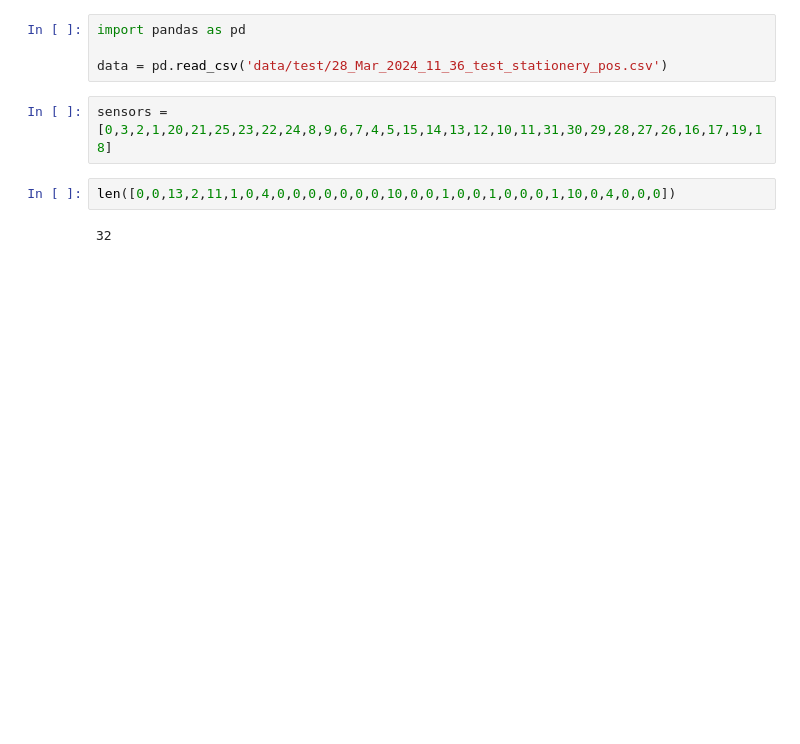
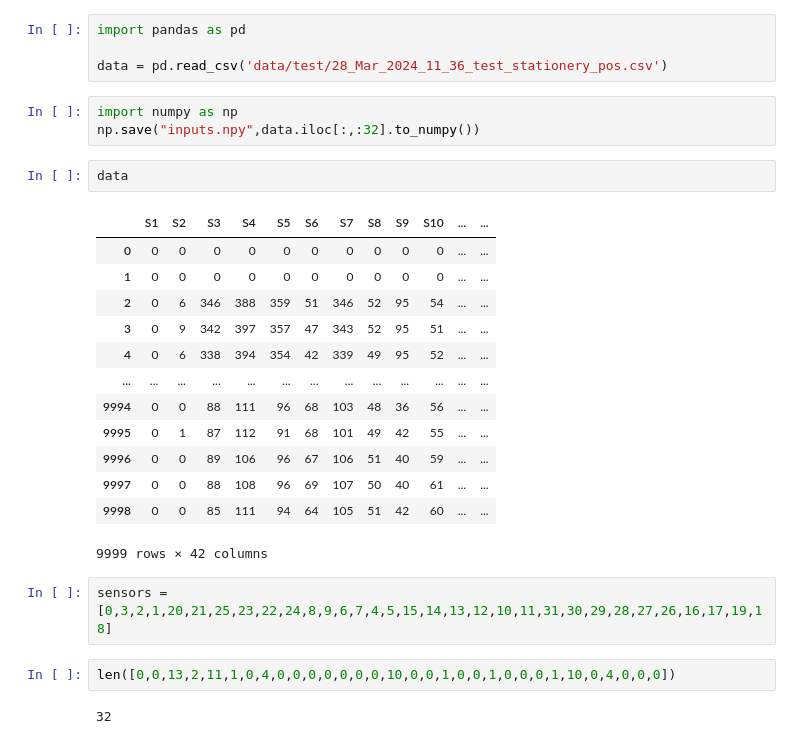
Before and after one commit to rotematari/FMG_Arm_Position, a Jupyter notebook: Rotem_model/test.ipynb, the cells around one changed output. Saved outputs shown, nothing was run; the diff lists cells and outputs as text; blank space fills up the shorter version.

Commit message:
new data and model

```diff
--- a/Rotem_model/test.ipynb
+++ b/Rotem_model/test.ipynb
@@ -2,6 +2,25 @@
 import pandas as pd
 
 data = pd.read_csv('data/test/28_Mar_2024_11_36_test_stationery_pos.csv')
+# %%
+import numpy as np
+np.save("inputs.npy",data.iloc[:,:32].to_numpy())
+# %%
+data
+# %% [output]
+|  | S1 | S2 | S3 | S4 | S5 | S6 | S7 | S8 | S9 | S10 | ... | ... |
+| 0 | 0 | 0 | 0 | 0 | 0 | 0 | 0 | 0 | 0 | 0 | ... | ... |
+| 1 | 0 | 0 | 0 | 0 | 0 | 0 | 0 | 0 | 0 | 0 | ... | ... |
+| 2 | 0 | 6 | 346 | 388 | 359 | 51 | 346 | 52 | 95 | 54 | ... | ... |
+| 3 | 0 | 9 | 342 | 397 | 357 | 47 | 343 | 52 | 95 | 51 | ... | ... |
+| 4 | 0 | 6 | 338 | 394 | 354 | 42 | 339 | 49 | 95 | 52 | ... | ... |
+| ... | ... | ... | ... | ... | ... | ... | ... | ... | ... | ... | ... | ... |
+| 9994 | 0 | 0 | 88 | 111 | 96 | 68 | 103 | 48 | 36 | 56 | ... | ... |
+| 9995 | 0 | 1 | 87 | 112 | 91 | 68 | 101 | 49 | 42 | 55 | ... | ... |
+| 9996 | 0 | 0 | 89 | 106 | 96 | 67 | 106 | 51 | 40 | 59 | ... | ... |
+| 9997 | 0 | 0 | 88 | 108 | 96 | 69 | 107 | 50 | 40 | 61 | ... | ... |
+| 9998 | 0 | 0 | 85 | 111 | 94 | 64 | 105 | 51 | 42 | 60 | ... | ... |
+9999 rows × 42 columns
 # %%
 sensors = [0,3,2,1,20,21,25,23,22,24,8,9,6,7,4,5,15,14,13,12,10,11,31,30,29,28,27,26,16,17,19,18]
 # %%
```
Also changed, not shown: 18 other files.
